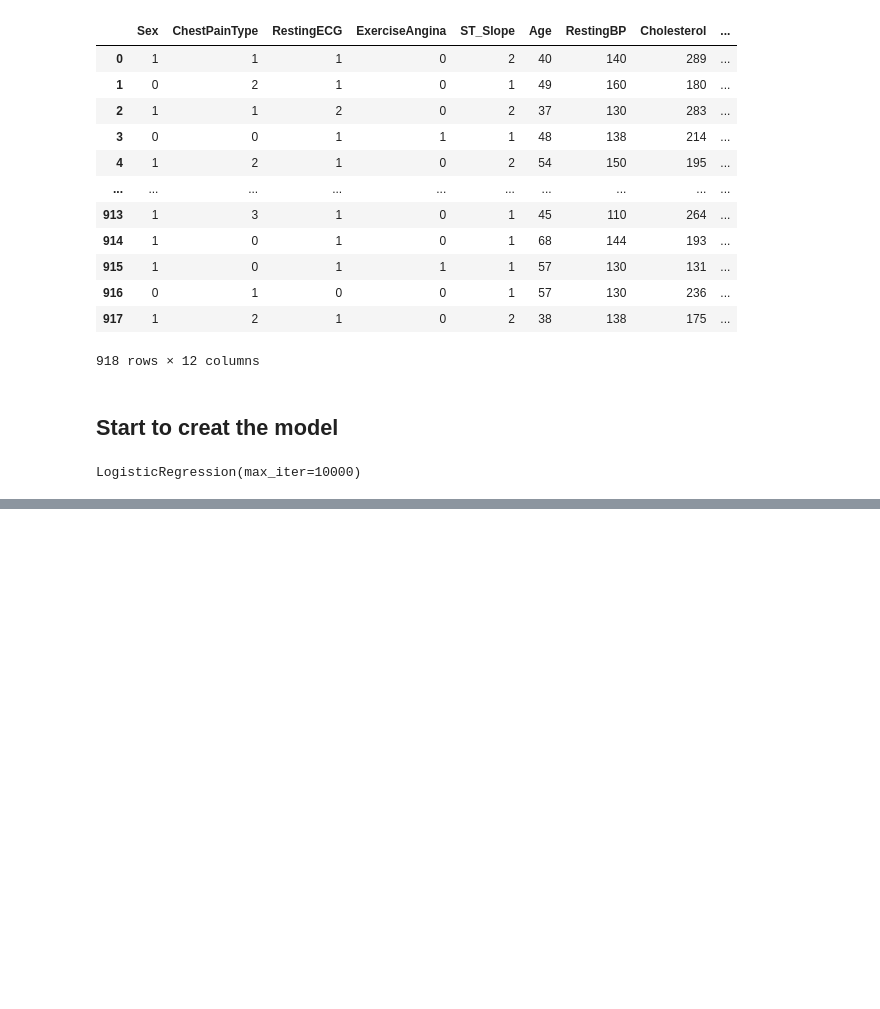
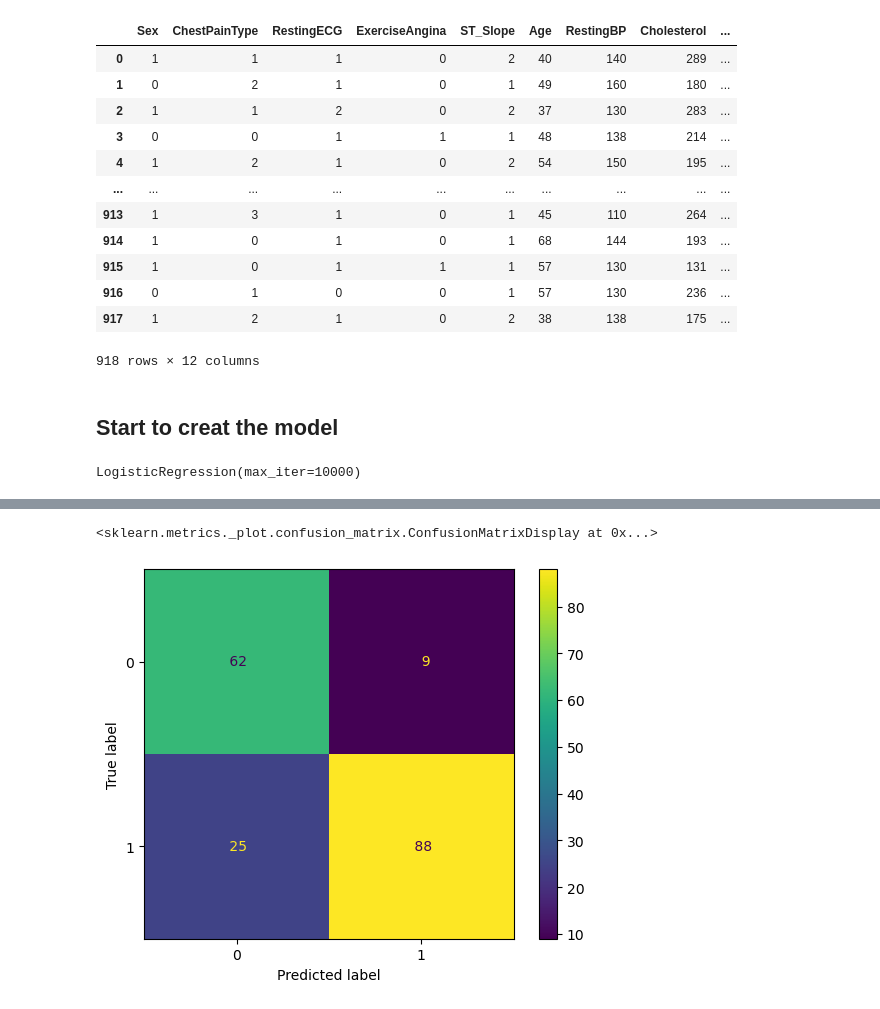
Before and after one commit to itsFDavid/Simulacion, a Jupyter notebook: Practices/Train_Heart_Failure/heart_failure_prediction.ipynb, the cells around one changed output, grey strips where cells are left out. Saved outputs shown, nothing was run; the diff lists cells and outputs as text; code cells hidden in the pictures; blank space fills up the shorter version.

```diff
--- a/Practices/Train_Heart_Failure/heart_failure_prediction.ipynb
+++ b/Practices/Train_Heart_Failure/heart_failure_prediction.ipynb
@@ -175,8 +175,19 @@ df
 918 rows × 12 columns
 # %% [markdown]
 ## Start to creat the model
+# %%
+# Construccion de una funcion que realice el particionado completo
+def train_val_test_split(df, rsate = 42, shuffle = True, stratify = None):
+    strat = df[stratify] if stratify else None
+    train_set, test_set = train_test_split(
+        df, test_size = 0.4, random_state = rsate, shuffle = shuffle, stratify = strat
+    )
+    strat = test_set[stratify] if stratify else None
+    val_set, test_set = train_test_split(
+        test_set, test_size = 0.5, random_state = rsate, shuffle = shuffle, stratify = strat
+    )
+    return (train_set, val_set, test_set)
 # %%
-# extraemos nuestros conjuntos de datos x, y
-x=df.drop(['HeartDisease'],axis=1)
-y=df.HeartDisease
+# Division del DataSet en los diferentes SubConjuntos
+train_set, val_set, test_set = train_val_test_split(df)
 # %%
@@ -184,0 +197,8 @@ X_train, X_test, y_train, y_test = train_test_split(x, y, test_size=0.33, random
+# %%
+# DataSet de entrenamiento
+X_train = train_set.drop("HeartDisease", axis = 1)
+y_train = train_set["HeartDisease"].copy()
+# %%
+# DataSet de Validacion
+X_val = val_set.drop("HeartDisease", axis = 1)
+y_val = val_set["HeartDisease"].copy()
@@ -202,0 +227,8 @@ F1 score:  0.8680351906158357
+# %%
+from sklearn.metrics import ConfusionMatrixDisplay
+
+
+ConfusionMatrixDisplay.from_estimator(model, X_val, y_val, values_format = '3g')
+# %% [output]
+<sklearn.metrics._plot.confusion_matrix.ConfusionMatrixDisplay at 0x...>
+[figure, added]
```
Also changed, not shown: parts of 8 cells of this notebook.
